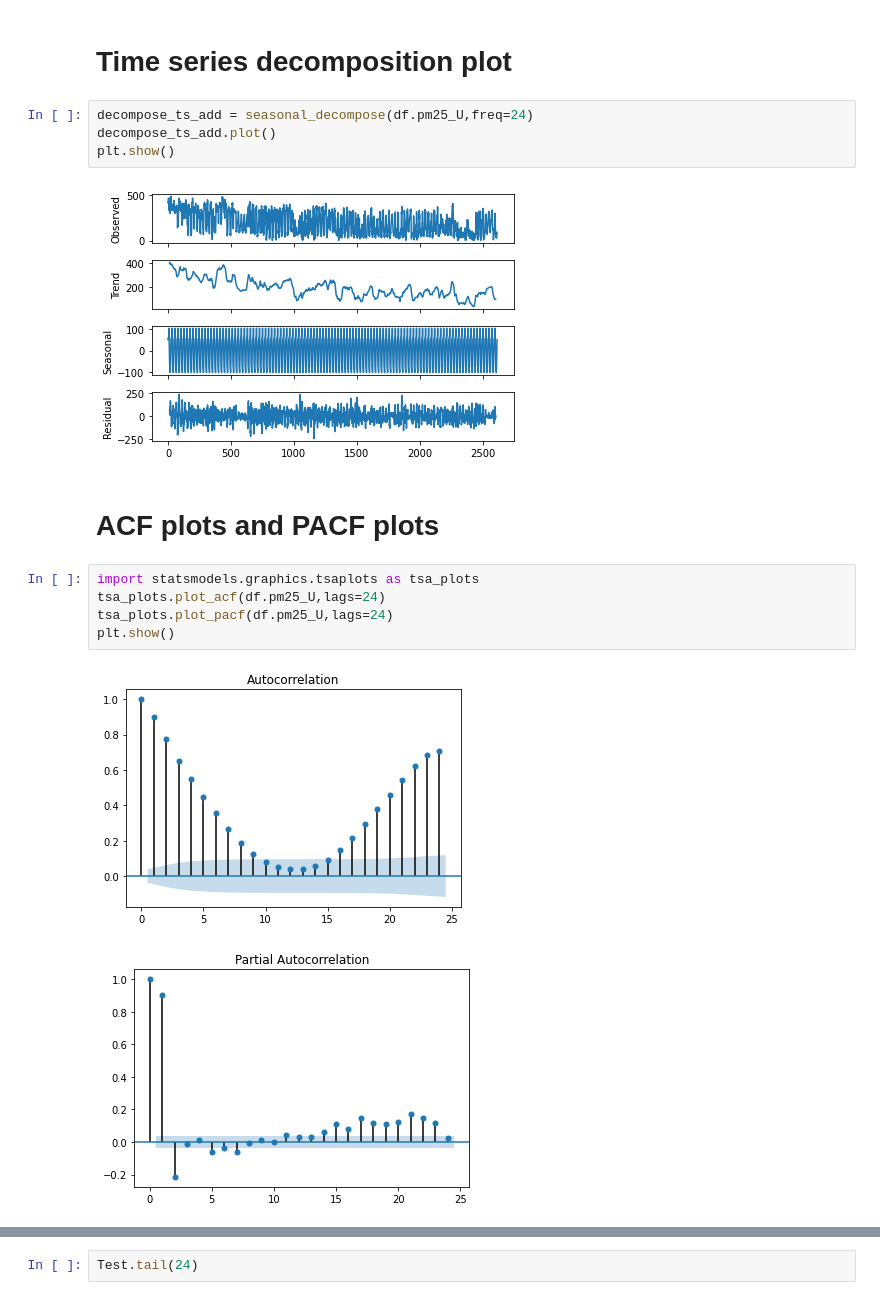
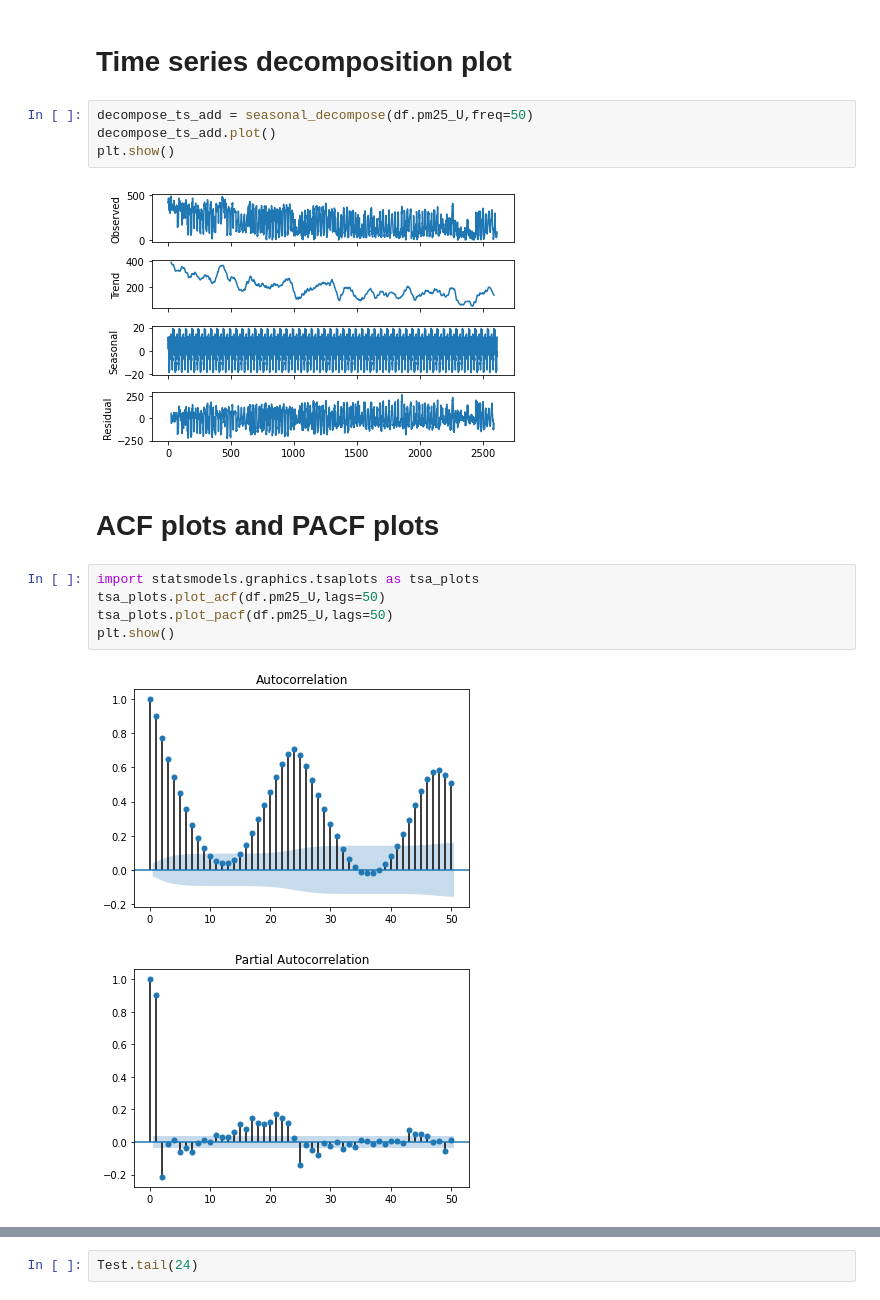
Before and after one commit to Gopizone/DataScience, a Jupyter notebook: Forecasting_Data_Driven_Models(Delhi).ipynb, the cells around one changed output, grey strips where cells are left out. Saved outputs shown, nothing was run; the diff lists cells and outputs as text.

```diff
--- a/Forecasting_Data_Driven_Models(Delhi).ipynb
+++ b/Forecasting_Data_Driven_Models(Delhi).ipynb
@@ -195,19 +195,19 @@ plt.legend(loc='best')
 # %% [markdown]
 # Time series decomposition plot
 # %%
-decompose_ts_add = seasonal_decompose(df.pm25_U,freq=24)
+decompose_ts_add = seasonal_decompose(df.pm25_U,freq=50)
 decompose_ts_add.plot()
 plt.show()
 # %% [output]
-[figure, old version]
+[figure, new version]
 # %% [markdown]
 # ACF plots and PACF plots
 # %%
 import statsmodels.graphics.tsaplots as tsa_plots
-tsa_plots.plot_acf(df.pm25_U,lags=24)
-tsa_plots.plot_pacf(df.pm25_U,lags=24)
+tsa_plots.plot_acf(df.pm25_U,lags=50)
+tsa_plots.plot_pacf(df.pm25_U,lags=50)
 plt.show()
 # %% [output]
-[figure, old version]
+[figure, new version]
-[figure, old version]
+[figure, new version]
 # %% [markdown]
```
Also changed, not shown: parts of 15 cells of this notebook.
